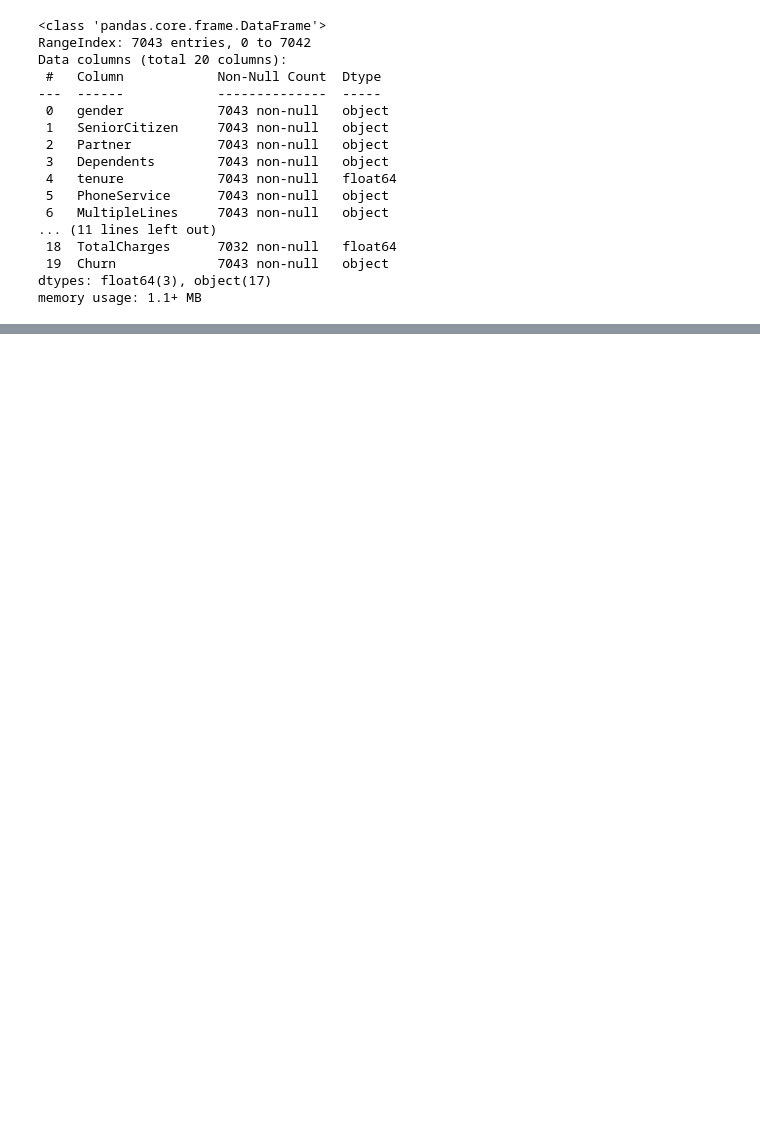
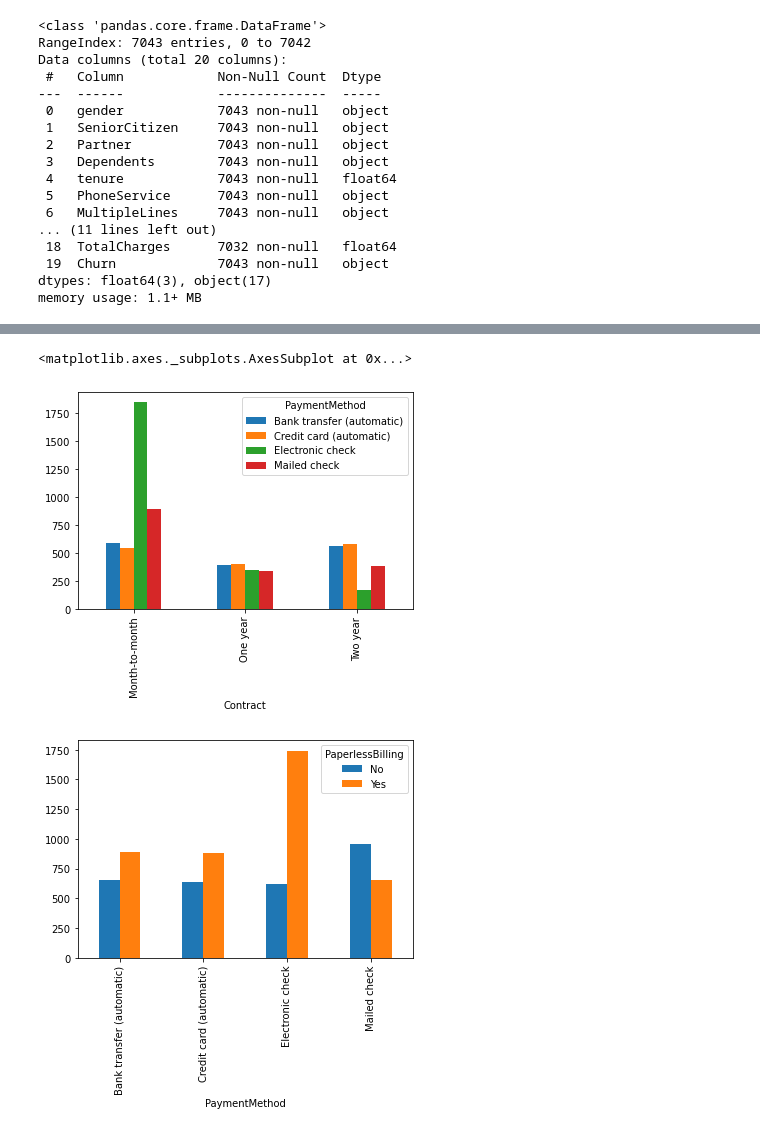
Before and after one commit to lijjumathew/MSDS-Machine-Learning-1-Project, a Jupyter notebook: Code/telecom_churn_analysis_lm.ipynb, the cells around one changed output, grey strips where cells are left out. Saved outputs shown, nothing was run; the diff lists cells and outputs as text; code cells hidden in the pictures; blank space fills up the shorter version.

```diff
--- a/Code/telecom_churn_analysis_lm.ipynb
+++ b/Code/telecom_churn_analysis_lm.ipynb
@@ -141,0 +153,11 @@ None
+# %%
+# Other feature analysis
+payment_method_contract = pd.crosstab([df_imputed['Contract']], df_imputed.PaymentMethod)
+payment_method_contract.plot(kind='bar')
+
+paperless_bill_contract = pd.crosstab([df_imputed['PaymentMethod']], df_imputed.PaperlessBilling)
+paperless_bill_contract.plot(kind='bar')
+# %% [output]
+<matplotlib.axes._subplots.AxesSubplot at 0x...>
+[figure, added]
+[figure, added]
```
Also changed, not shown: parts of 8 cells of this notebook.
